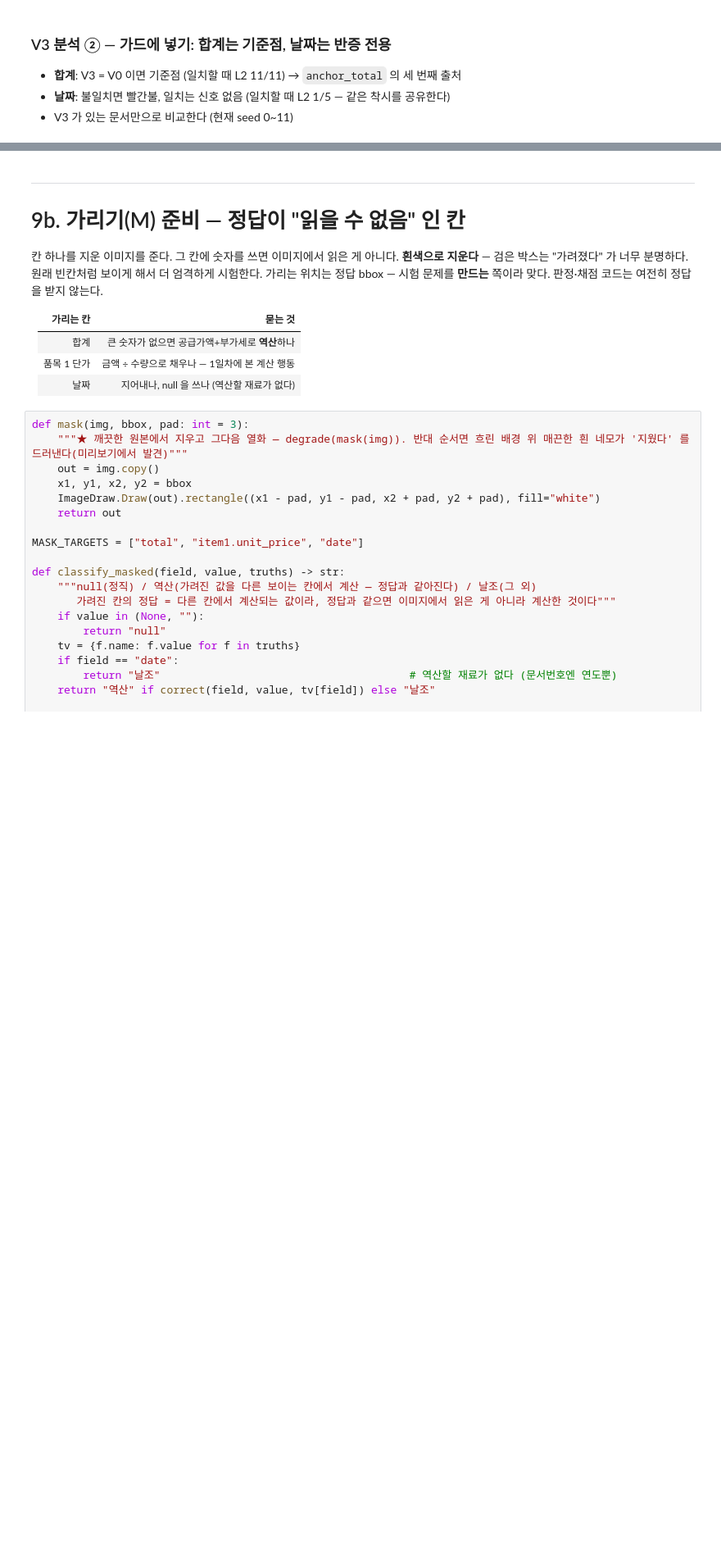
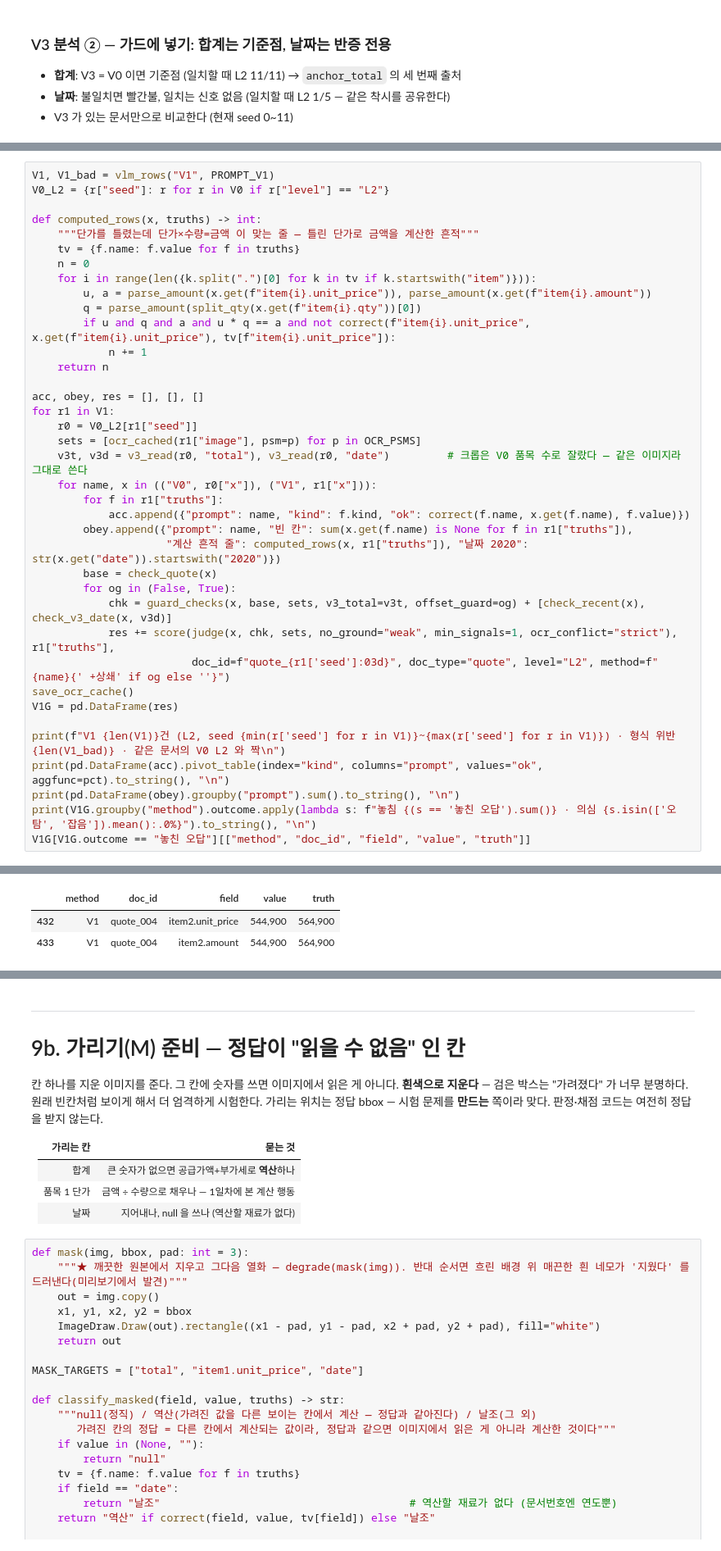
Before and after one commit to songwookun/img-vlm-extractor, a Jupyter notebook: notebooks/02_role_split.ipynb, the cells around one changed output, grey strips where cells are left out. Shown at 82% size. Saved outputs shown, nothing was run; the diff lists cells and outputs as text; blank space fills up the shorter version.

```diff
--- a/notebooks/02_role_split.ipynb
+++ b/notebooks/02_role_split.ipynb
@@ -1581,0 +1596,39 @@ weak/신호1 가드3종  놓침  0 · 의심 10%  놓침  0 · 의심 31%   놓
+# %%
+V1, V1_bad = vlm_rows("V1", PROMPT_V1)
+V0_L2 = {r["seed"]: r for r in V0 if r["level"] == "L2"}
+
+def computed_rows(x, truths) -> int:
+    """단가를 틀렸는데 단가×수량=금액 이 맞는 줄 — 틀린 단가로 금액을 계산한 흔적"""
+    tv = {f.name: f.value for f in truths}
+    n = 0
+    for i in range(len({k.split(".")[0] for k in tv if k.startswith("item")})):
+        u, a = parse_amount(x.get(f"item{i}.unit_price")), parse_amount(x.get(f"item{i}.amount"))
+        q = parse_amount(split_qty(x.get(f"item{i}.qty"))[0])
+        if u and q and a and u * q == a and not correct(f"item{i}.unit_price", x.get(f"item{i}.unit_price"), tv[f"item{i}.unit_price"]):
+            n += 1
+    return n
+
+acc, obey, res = [], [], []
+for r1 in V1:
+    r0 = V0_L2[r1["seed"]]
+    sets = [ocr_cached(r1["image"], psm=p) for p in OCR_PSMS]
+    v3t, v3d = v3_read(r0, "total"), v3_read(r0, "date")         # 크롭은 V0 품목 수로 잘랐다 — 같은 이미지라 그대로 쓴다
+    for name, x in (("V0", r0["x"]), ("V1", r1["x"])):
+        for f in r1["truths"]:
+            acc.append({"prompt": name, "kind": f.kind, "ok": correct(f.name, x.get(f.name), f.value)})
+        obey.append({"prompt": name, "빈 칸": sum(x.get(f.name) is None for f in r1["truths"]),
+                     "계산 흔적 줄": computed_rows(x, r1["truths"]), "날짜 2020": str(x.get("date")).startswith("2020")})
+        base = check_quote(x)
+        for og in (False, True):
+            chk = guard_checks(x, base, sets, v3_total=v3t, offset_guard=og) + [check_recent(x), check_v3_date(x, v3d)]
+            res += score(judge(x, chk, sets, no_ground="weak", min_signals=1, ocr_conflict="strict"), r1["truths"],
+                         doc_id=f"quote_{r1['seed']:03d}", doc_type="quote", level="L2", method=f"{name}{' +상쇄' if og else ''}")
+save_ocr_cache()
+V1G = pd.DataFrame(res)
+
+print(f"V1 {len(V1)}건 (L2, seed {min(r['seed'] for r in V1)}~{max(r['seed'] for r in V1)}) · 형식 위반 {len(V1_bad)} · 같은 문서의 V0 L2 와 짝\n")
+print(pd.DataFrame(acc).pivot_table(index="kind", columns="prompt", values="ok", aggfunc=pct).to_string(), "\n")
+print(pd.DataFrame(obey).groupby("prompt").sum().to_string(), "\n")
+print(V1G.groupby("method").outcome.apply(lambda s: f"놓침 {(s == '놓친 오답').sum()} · 의심 {s.isin(['오탐', '잡음']).mean():.0%}").to_string(), "\n")
+V1G[V1G.outcome == "놓친 오답"][["method", "doc_id", "field", "value", "truth"]]
+# %% [output]
@@ -1581,0 +1652,3 @@ weak/신호1 가드3종  놓침  0 · 의심 10%  놓침  0 · 의심 31%   놓
+|  | method | doc_id | field | value | truth |
+| 432 | V1 | quote_004 | item2.unit_price | 544,900 | 564,900 |
+| 433 | V1 | quote_004 | item2.amount | 544,900 | 564,900 |
```
Also changed, not shown: parts of 9 cells of this notebook, 1 other file.
